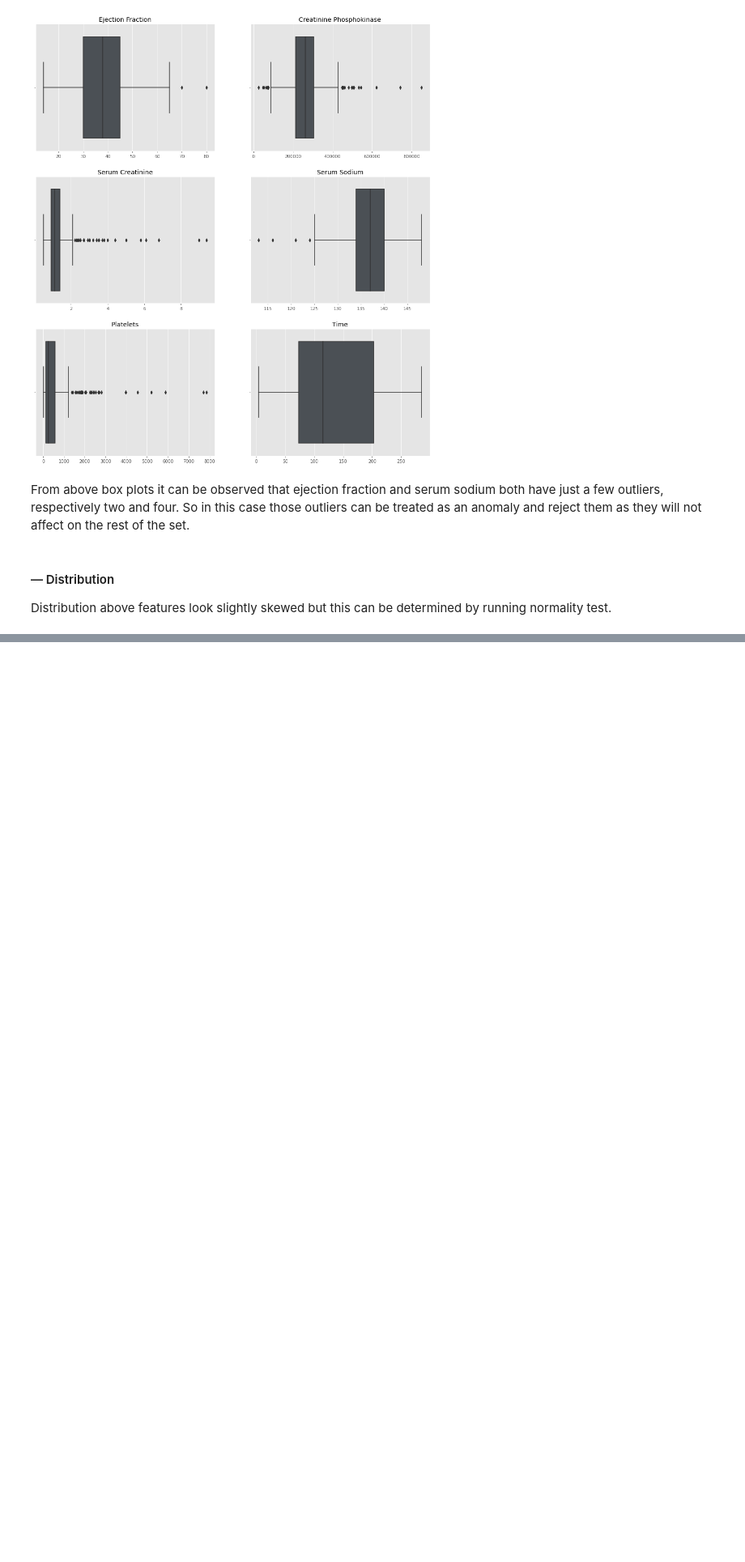
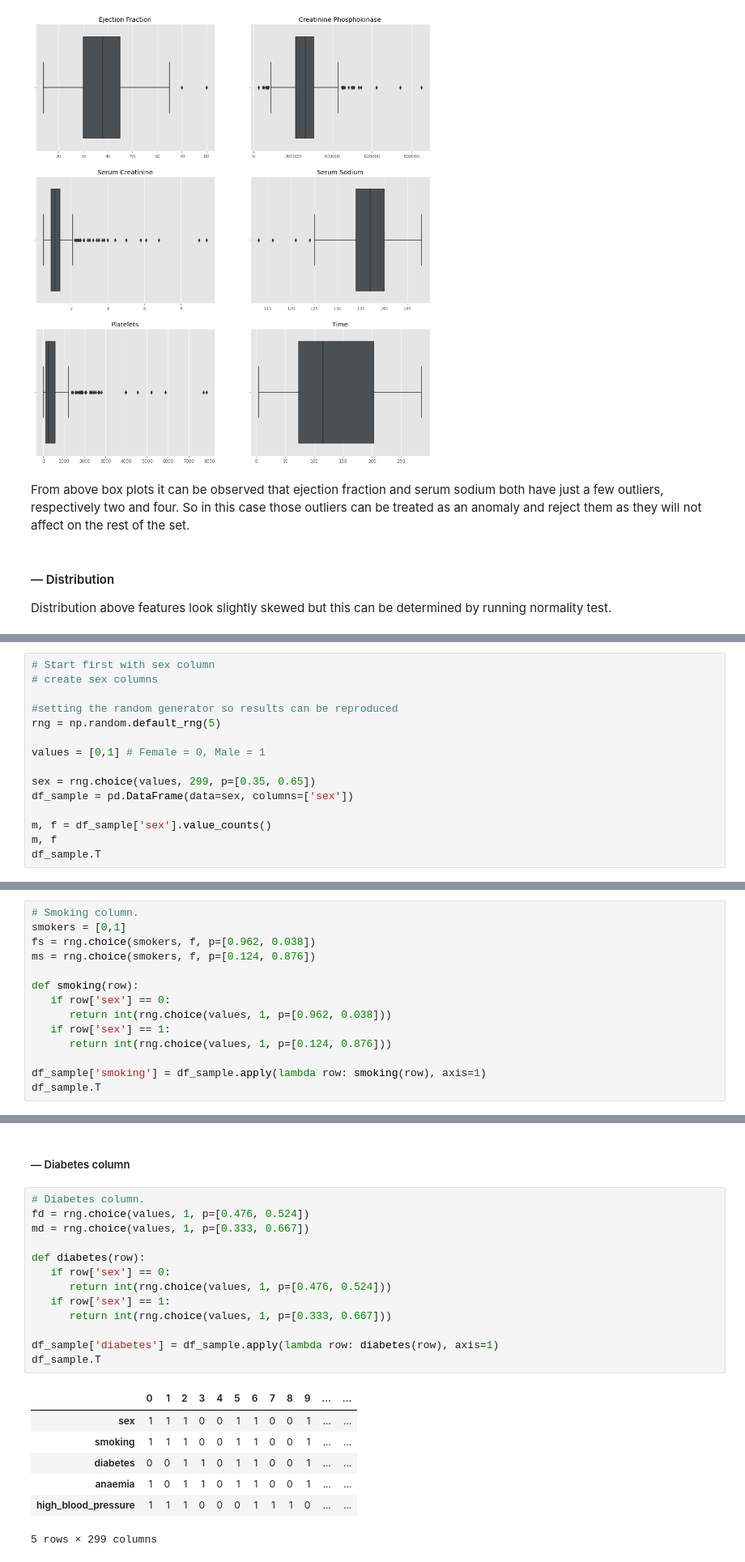
Before and after one commit to mizydorek/Programming-for-Data-Analysis-Project, a Jupyter notebook: project.ipynb, the cells around one changed output, grey strips where cells are left out. Shown: that part at 81% size. Saved outputs shown, nothing was run; the diff lists cells and outputs as text; blank space fills up the shorter version.

```diff
--- a/project.ipynb
+++ b/project.ipynb
@@ -456,0 +519,15 @@ norm: statistic=0.10517762524757268, pvalue=0.00246916298275822
+# %%
+# Start first with sex column
+# create sex columns
+
+#setting the random generator so results can be reproduced
+rng = np.random.default_rng(5)
+
+values = [0,1] # Female = 0, Male = 1
+
+sex = rng.choice(values, 299, p=[0.35, 0.65])
+df_sample = pd.DataFrame(data=sex, columns=['sex'])
+
+m, f = df_sample['sex'].value_counts()
+m, f
+df_sample.T
@@ -456,0 +548,14 @@ norm: statistic=0.10517762524757268, pvalue=0.00246916298275822
+# %%
+# Smoking column.
+smokers = [0,1]
+fs = rng.choice(smokers, f, p=[0.962, 0.038])
+ms = rng.choice(smokers, f, p=[0.124, 0.876])
+
+def smoking(row):
+   if row['sex'] == 0:
+      return int(rng.choice(values, 1, p=[0.962, 0.038]))
+   if row['sex'] == 1:
+      return int(rng.choice(values, 1, p=[0.124, 0.876]))
+
+df_sample['smoking'] = df_sample.apply(lambda row: smoking(row), axis=1)
+df_sample.T
@@ -456,0 +573,23 @@ norm: statistic=0.10517762524757268, pvalue=0.00246916298275822
+# %% [markdown]
+##### — Diabetes column
+# %%
+# Diabetes column.
+fd = rng.choice(values, 1, p=[0.476, 0.524])
+md = rng.choice(values, 1, p=[0.333, 0.667])
+
+def diabetes(row):
+   if row['sex'] == 0:
+      return int(rng.choice(values, 1, p=[0.476, 0.524]))
+   if row['sex'] == 1:
+      return int(rng.choice(values, 1, p=[0.333, 0.667]))
+
+df_sample['diabetes'] = df_sample.apply(lambda row: diabetes(row), axis=1)
+df_sample.T
+# %% [output]
+|  | 0 | 1 | 2 | 3 | 4 | 5 | 6 | 7 | 8 | 9 | ... | ... |
+| sex | 1 | 1 | 1 | 0 | 0 | 1 | 1 | 0 | 0 | 1 | ... | ... |
+| smoking | 1 | 1 | 1 | 0 | 0 | 1 | 1 | 0 | 0 | 1 | ... | ... |
+| diabetes | 0 | 0 | 1 | 1 | 0 | 1 | 1 | 0 | 0 | 1 | ... | ... |
+| anaemia | 1 | 0 | 1 | 1 | 0 | 1 | 1 | 0 | 0 | 1 | ... | ... |
+| high_blood_pressure | 1 | 1 | 1 | 0 | 0 | 0 | 1 | 1 | 1 | 0 | ... | ... |
+5 rows × 299 columns
```
Also changed, not shown: parts of 22 cells of this notebook.
